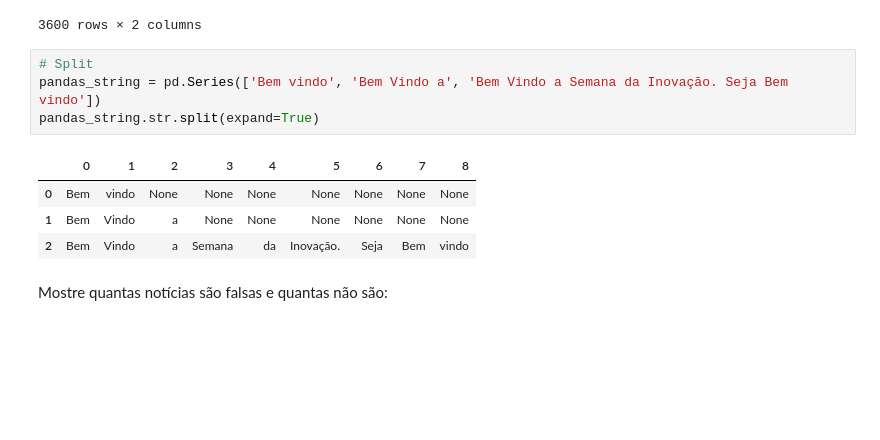
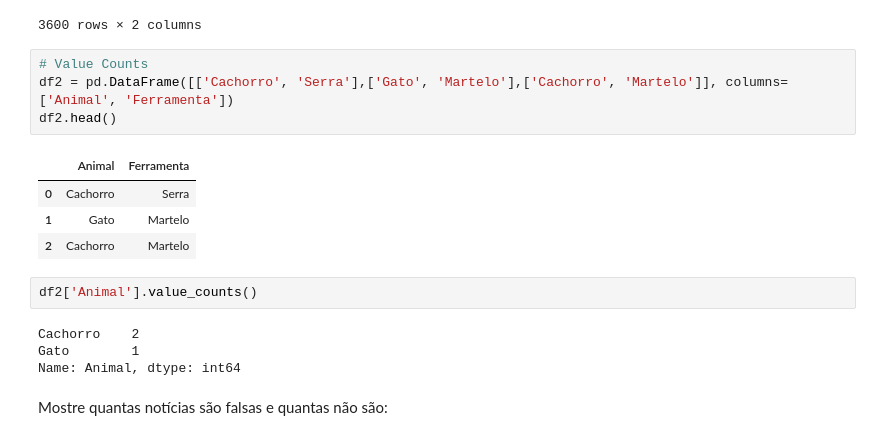
Before and after one commit to vitorhi/Workshop_bigdata, a Jupyter notebook: Detector_Fake_News_gabarito.ipynb, the cells around one changed output. Saved outputs shown, nothing was run; the diff lists cells and outputs as text; blank space fills up the shorter version.

```diff
--- a/Detector_Fake_News_gabarito.ipynb
+++ b/Detector_Fake_News_gabarito.ipynb
@@ -202,15 +202,21 @@ df[df['category']==0]
 | 7198 | (RJ) Cidadão finge estar possuído... | 0 |
 | 7199 | Autor de best-seller cita 5 expre... | 0 |
 3600 rows × 2 columns
-# %%
-# Split
-pandas_string = pd.Series(['Bem vindo', 'Bem Vindo a', 'Bem Vindo a Semana da Inovação. Seja Bem vindo'])
-pandas_string.str.split(expand=True)
-# %% [output]
-|  | 0 | 1 | 2 | 3 | 4 | 5 | 6 | 7 | 8 |
-| 0 | Bem | vindo | None | None | None | None | None | None | None |
-| 1 | Bem | Vindo | a | None | None | None | None | None | None |
-| 2 | Bem | Vindo | a | Semana | da | Inovação. | Seja | Bem | vindo |
+# %%
+# Value Counts
+df2 = pd.DataFrame([['Cachorro', 'Serra'],['Gato', 'Martelo'],['Cachorro', 'Martelo']], columns=['Animal', 'Ferramenta'])
+df2.head()
+# %% [output]
+|  | Animal | Ferramenta |
+| 0 | Cachorro | Serra |
+| 1 | Gato | Martelo |
+| 2 | Cachorro | Martelo |
+# %%
+df2['Animal'].value_counts()
+# %% [output]
+Cachorro    2
+Gato        1
+Name: Animal, dtype: int64
 # %% [markdown]
 Mostre quantas notícias são falsas e quantas não são:
 # %%
```
Also changed, not shown: parts of 17 cells of this notebook.
